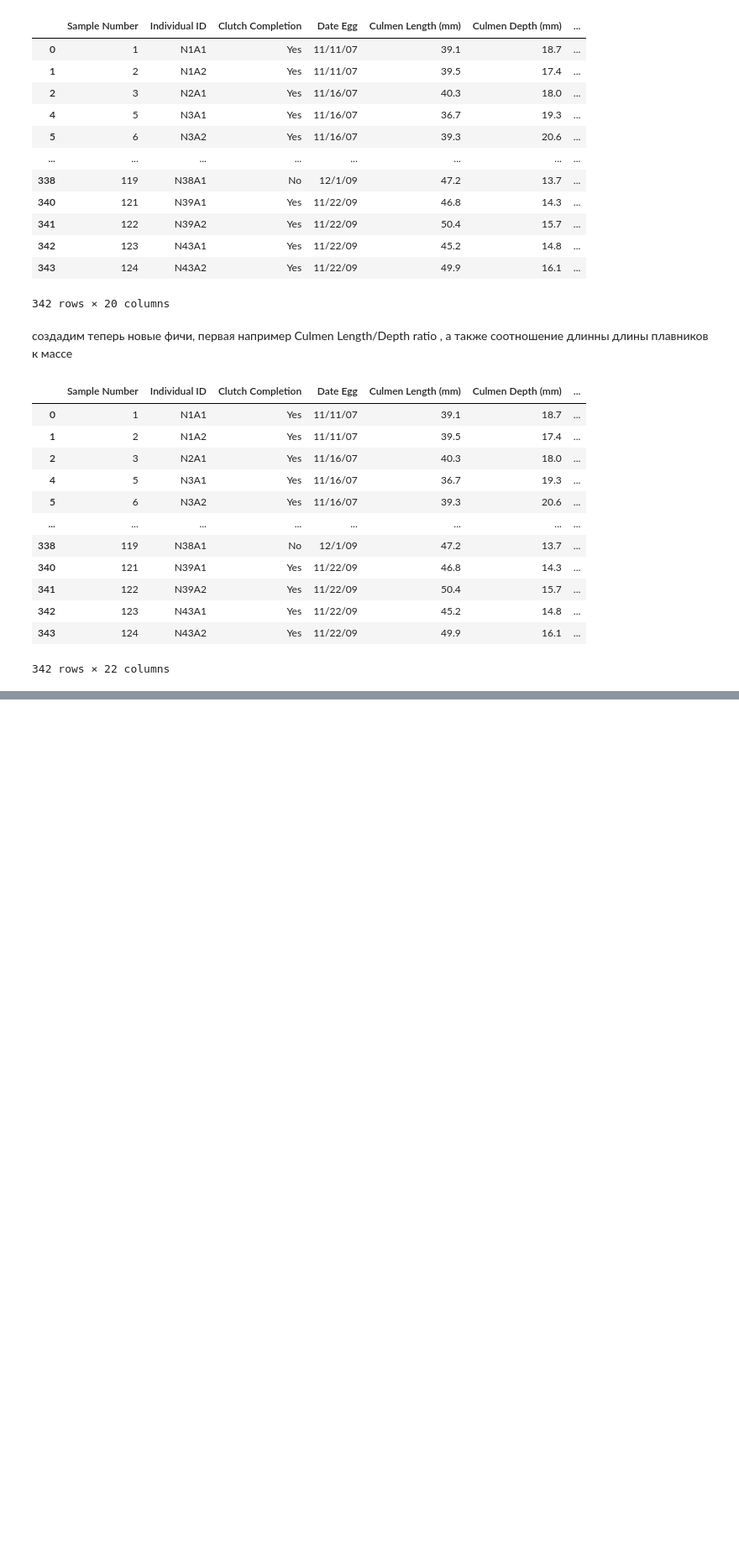
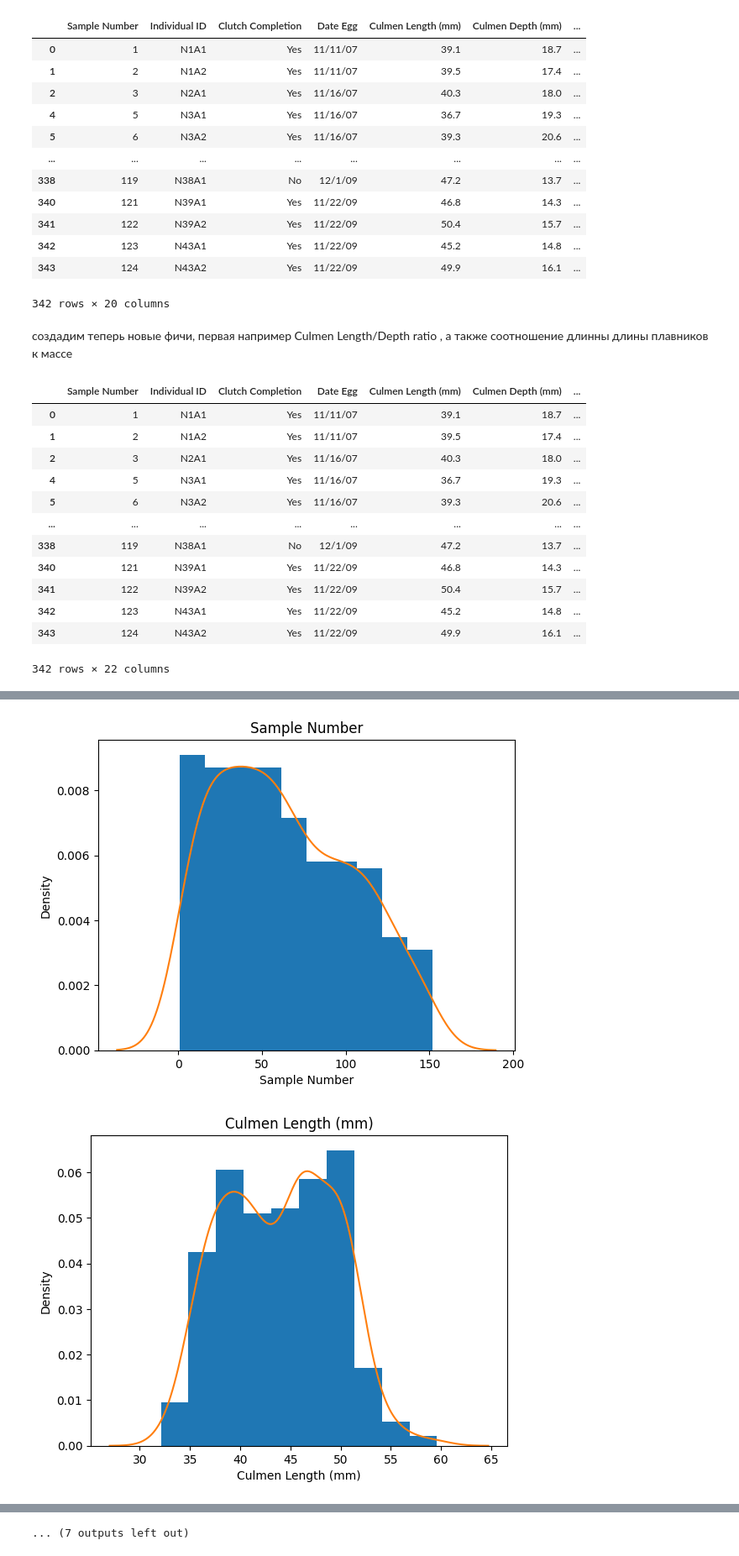
Before and after one commit to DEdVGarage/ml-course-hw, a Jupyter notebook: hw02_EDA/EDA_HW_ML.ipynb, the cells around one changed output, grey strips where cells are left out. Shown at 84% size. Drawn from its saved outputs; the diff is of its cells as text; code cells hidden in the pictures; blank space fills up the shorter version.

```diff
--- a/hw02_EDA/EDA_HW_ML.ipynb
+++ b/hw02_EDA/EDA_HW_ML.ipynb
@@ -342,0 +366,3 @@ df
+# %%
+df_visFRQ = df.drop(columns = ["Individual ID","Date Egg"])
+df_visFRQ.columns
@@ -342,0 +380,13 @@ df
+# %%
+import seaborn as sns
+from pandas.api.types import is_numeric_dtype
+
+for i in df_visFRQ.columns :
+    if is_numeric_dtype(df_visFRQ[i]) :
+        plt.figure()
+        plt.title(i)
+        plt.hist(df[i], density = Truefrom pandas.api.types import is_numeric_dtype )
+        sns.kdeplot(df_visFRQ[i])
+# %% [output]
+[figure, added]
+[figure, added]
@@ -342,0 +403 @@ df
+... (7 outputs left out)
```
Also changed, not shown: parts of 14 cells of this notebook.
